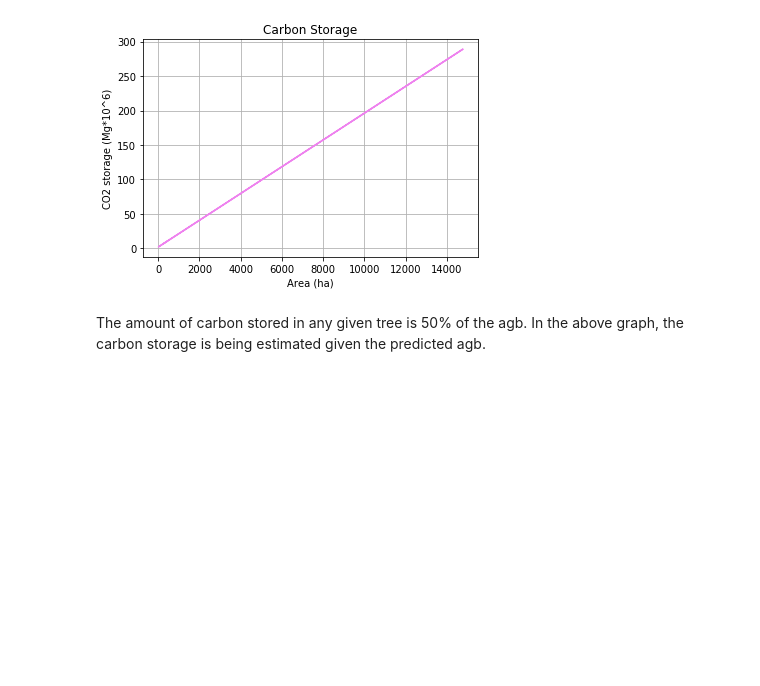
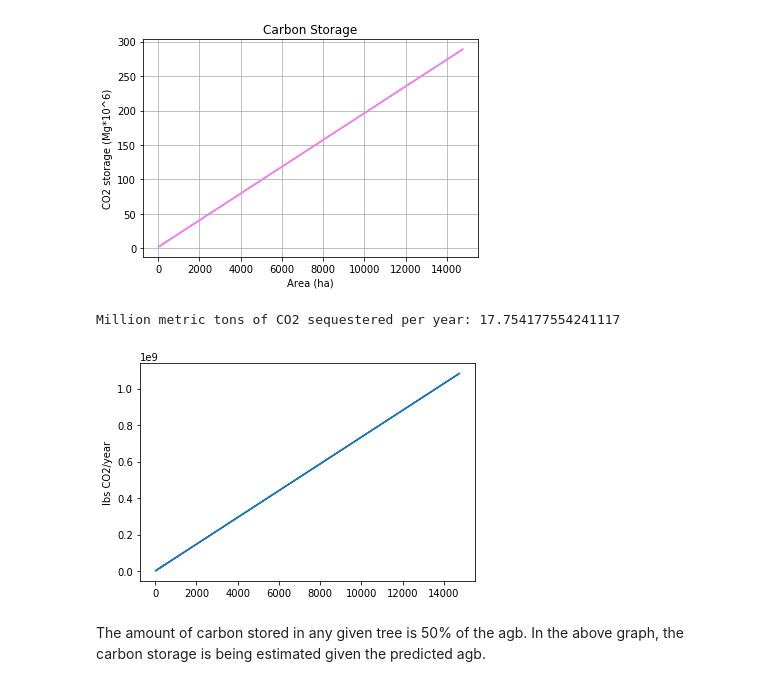
Before and after one commit to mcint199/Environmental-1, a Jupyter notebook: Env1_ForestCanopyResilience_FinalProject.ipynb, the cells around one changed output. Saved outputs shown, nothing was run; the diff lists cells and outputs as text; code cells hidden in the pictures; blank space fills up the shorter version.

Commit message:
Annalise - was trying to get to sequestration

```diff
--- a/Env1_ForestCanopyResilience_FinalProject.ipynb
+++ b/Env1_ForestCanopyResilience_FinalProject.ipynb
@@ -187,6 +189,19 @@ plt.grid()
 # %% [output]
 [11656.51707019]
 [figure]
+# %%
+#mi_area = pd.DataFrame(mi_canopy_data_by_community["Total green space (ha)"])
+# 10 tons C per hectare per year
+
+mi_co2_sequestration = mi_area["Total green space (ha)"] * 20000 * 3.67
+
+plt.plot(mi_area["Total green space (ha)"], mi_co2_sequestration)
+plt.ylabel("lbs CO2/year")
+
+print("Million metric tons of CO2 sequestered per year:", (sum(mi_area["Total green space (ha)"]) * 20000 * 3.67)/(2204.6*1000000))
+# %% [output]
+Million metric tons of CO2 sequestered per year: 17.754177554241117
+[figure, added]
 # %% [markdown]
 The amount of carbon stored in any given tree is 50% of the agb. In the above graph, the carbon storage is being estimated given the predicted agb.
 # %% [markdown]
```
Also changed, not shown: parts of 1 cell of this notebook.
